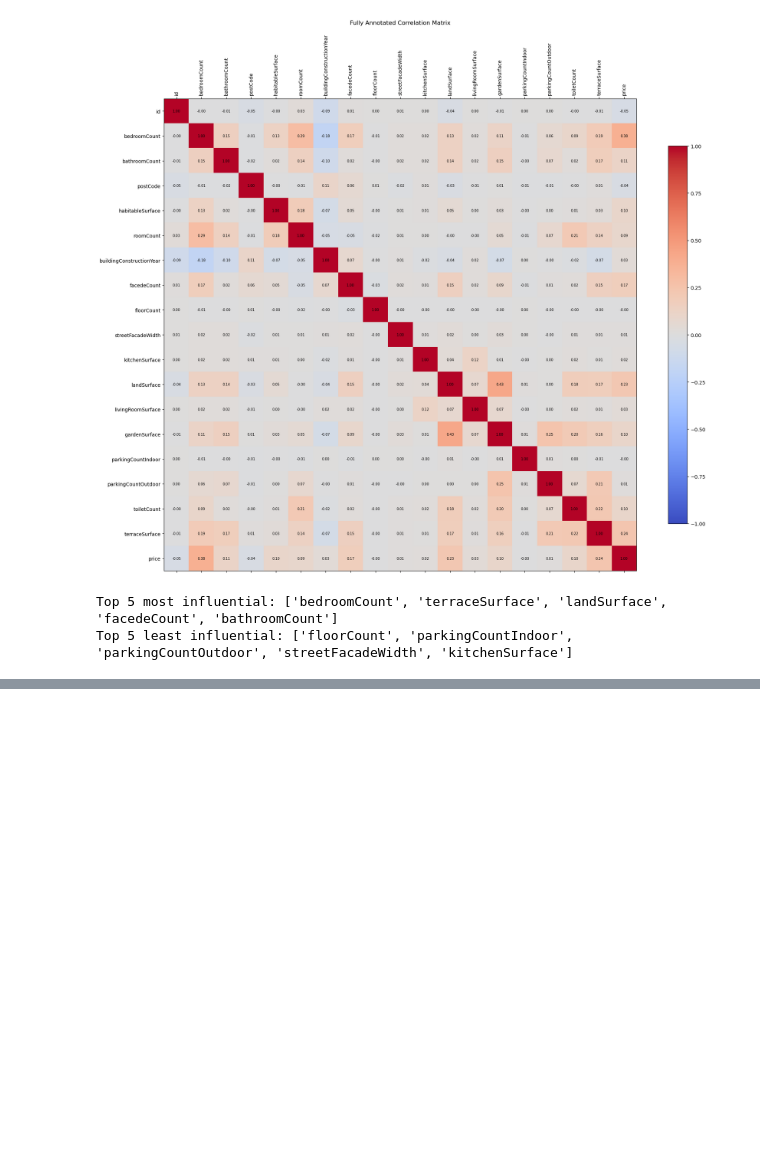
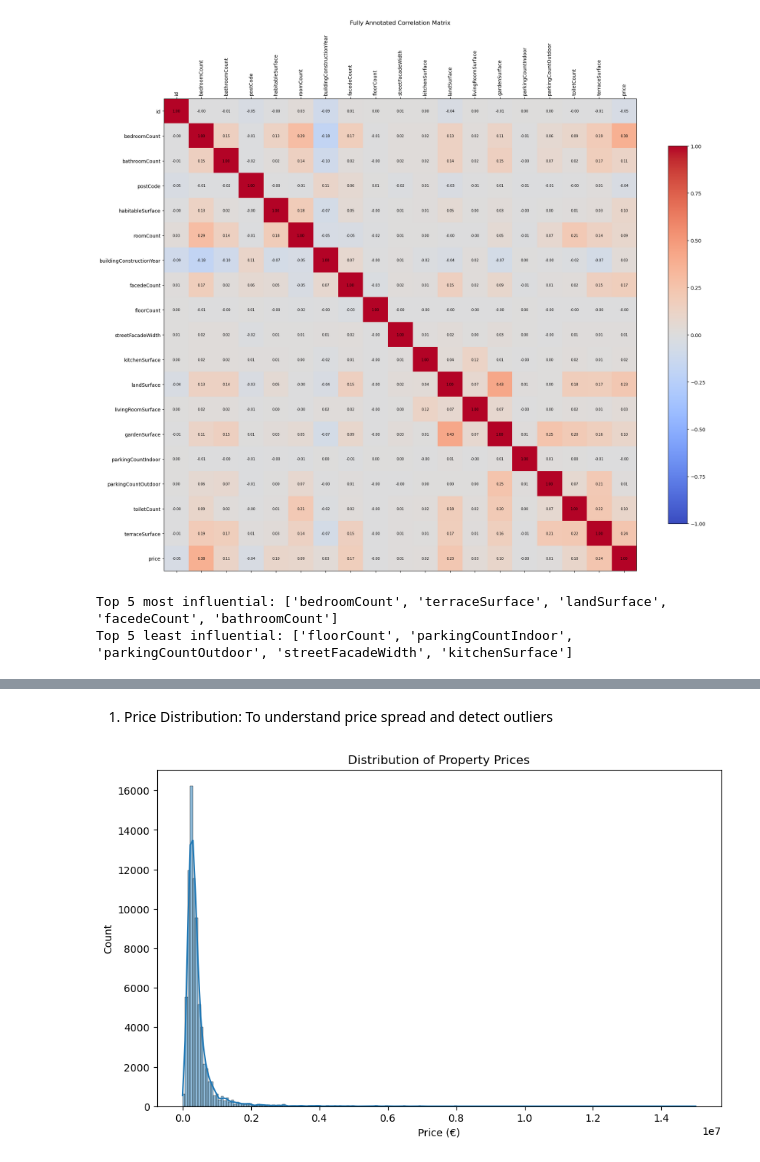
Before and after one commit to becodeorg/immo-eliza-data-exploration-seattle, a Jupyter notebook: Datanalyze/dataanalyse-without-impurity.ipynb, the cells around one changed output, grey strips where cells are left out. Drawn from its saved outputs; the diff is of its cells as text; code cells hidden in the pictures; blank space fills up the shorter version.

Commit message:
dataset and dataanalysis withput impurity

```diff
--- a/Datanalyze/dataanalyse-without-impurity.ipynb
+++ b/Datanalyze/dataanalyse-without-impurity.ipynb
@@ -4,4 +4,4 @@ import numpy as np
 import seaborn as sns
 import matplotlib.pyplot as plt
 # %%
-df = pd.read_csv("../datasets/Kangaroo.csv") # Load a CSV
+df = pd.read_csv("Kangaroo_cleaned_withoutimpurity.csv") # Load a CSV
@@ -277,0 +109,11 @@ Top 5 least influential: ['floorCount', 'parkingCountIndoor', 'parkingCountOutdo
+# %% [markdown]
+1. Price Distribution: To understand price spread and detect outliers
+# %%
+plt.figure(figsize=(10,6))
+sns.histplot(df['price'], bins=200, kde=True)
+plt.title("Distribution of Property Prices")
+plt.xlabel("Price (€)")
+plt.ylabel("Count")
+plt.show()
+# %% [output]
+[figure, added]
```
Also changed, not shown: parts of 26 cells of this notebook, 4 other files.
